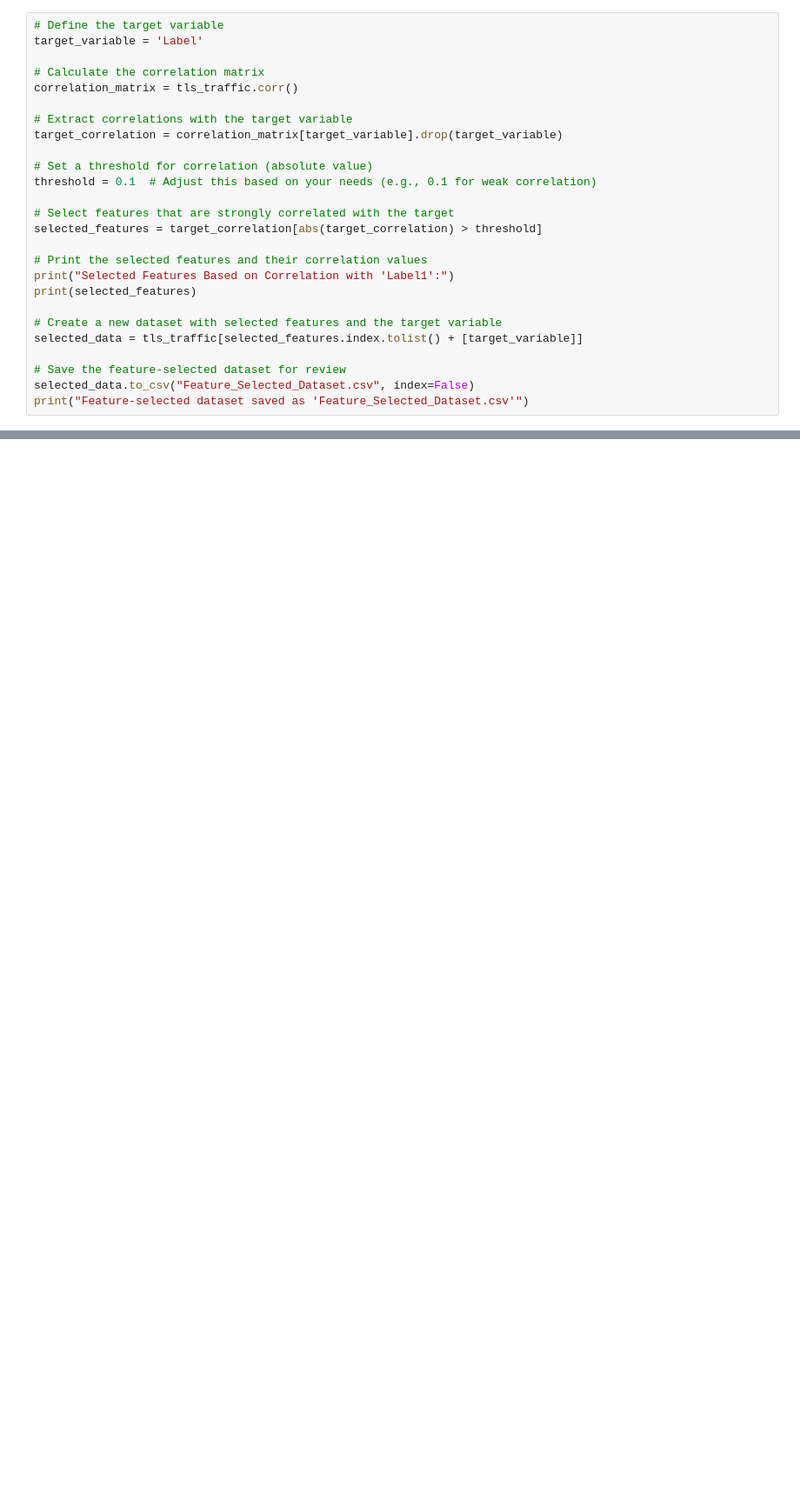
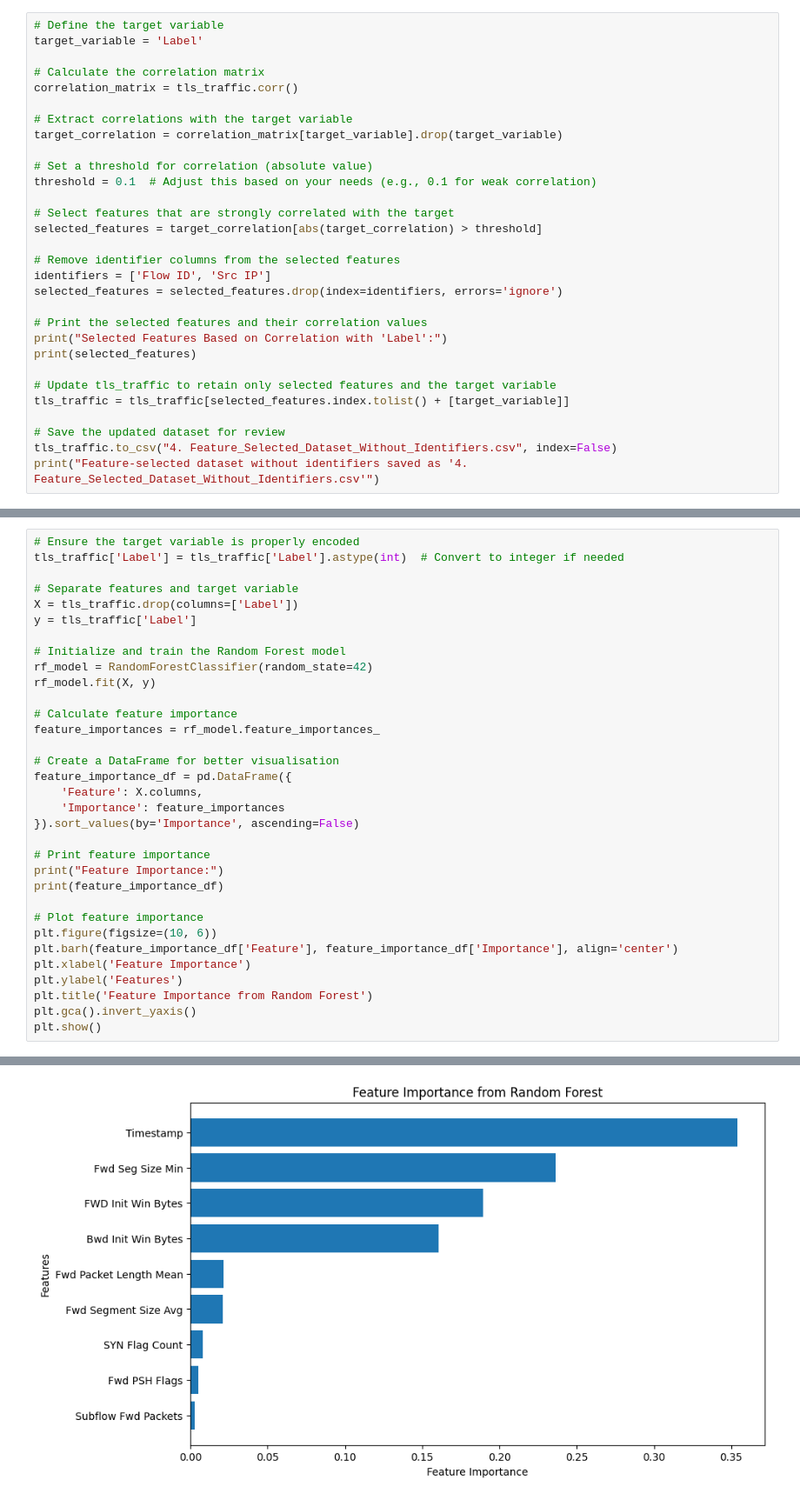
Before and after one commit to Nirusan03/QuanNetDetct, a Jupyter notebook: Quantum_Model/Dataset_Preprocessing.ipynb, the cells around one changed output, grey strips where cells are left out. Shown at 87% size. Drawn from its saved outputs; the diff is of its cells as text; blank space fills up the shorter version.

Commit message:
[13] Model Preprocessing done

```diff
--- a/Quantum_Model/Dataset_Preprocessing.ipynb
+++ b/Quantum_Model/Dataset_Preprocessing.ipynb
@@ -72,14 +75,18 @@ threshold = 0.1  # Adjust this based on your needs (e.g., 0.1 for weak correlati
 # Select features that are strongly correlated with the target
 selected_features = target_correlation[abs(target_correlation) > threshold]
 
+# Remove identifier columns from the selected features
+identifiers = ['Flow ID', 'Src IP']
+selected_features = selected_features.drop(index=identifiers, errors='ignore')
+
 # Print the selected features and their correlation values
-print("Selected Features Based on Correlation with 'Label1':")
+print("Selected Features Based on Correlation with 'Label':")
 print(selected_features)
 
-# Create a new dataset with selected features and the target variable
-selected_data = tls_traffic[selected_features.index.tolist() + [target_variable]]
+# Update tls_traffic to retain only selected features and the target variable
+tls_traffic = tls_traffic[selected_features.index.tolist() + [target_variable]]
 
-# Save the feature-selected dataset for review
-selected_data.to_csv("Feature_Selected_Dataset.csv", index=False)
-print("Feature-selected dataset saved as 'Feature_Selected_Dataset.csv'")
+# Save the updated dataset for review
+tls_traffic.to_csv("4. Feature_Selected_Dataset_Without_Identifiers.csv", index=False)
+print("Feature-selected dataset without identifiers saved as '4. Feature_Selected_Dataset_Without_Identifiers.csv'")
 # %% [output]
@@ -99,0 +105,34 @@ Feature-selected dataset saved as 'Feature_Selected_Dataset.csv'
+# %%
+# Ensure the target variable is properly encoded
+tls_traffic['Label'] = tls_traffic['Label'].astype(int)  # Convert to integer if needed
+
+# Separate features and target variable
+X = tls_traffic.drop(columns=['Label'])
+y = tls_traffic['Label']
+
+# Initialize and train the Random Forest model
+rf_model = RandomForestClassifier(random_state=42)
+rf_model.fit(X, y)
+
+# Calculate feature importance
+feature_importances = rf_model.feature_importances_
+
+# Create a DataFrame for better visualisation
+feature_importance_df = pd.DataFrame({
+    'Feature': X.columns,
+    'Importance': feature_importances
+}).sort_values(by='Importance', ascending=False)
+
+# Print feature importance
+print("Feature Importance:")
+print(feature_importance_df)
+
+# Plot feature importance
+plt.figure(figsize=(10, 6))
+plt.barh(feature_importance_df['Feature'], feature_importance_df['Importance'], align='center')
+plt.xlabel('Feature Importance')
+plt.ylabel('Features')
+plt.title('Feature Importance from Random Forest')
+plt.gca().invert_yaxis()
+plt.show()
+# %% [output]
@@ -99,0 +150 @@ Feature-selected dataset saved as 'Feature_Selected_Dataset.csv'
+[figure, added]
```
Also changed, not shown: parts of 6 cells of this notebook, 8 other files.
